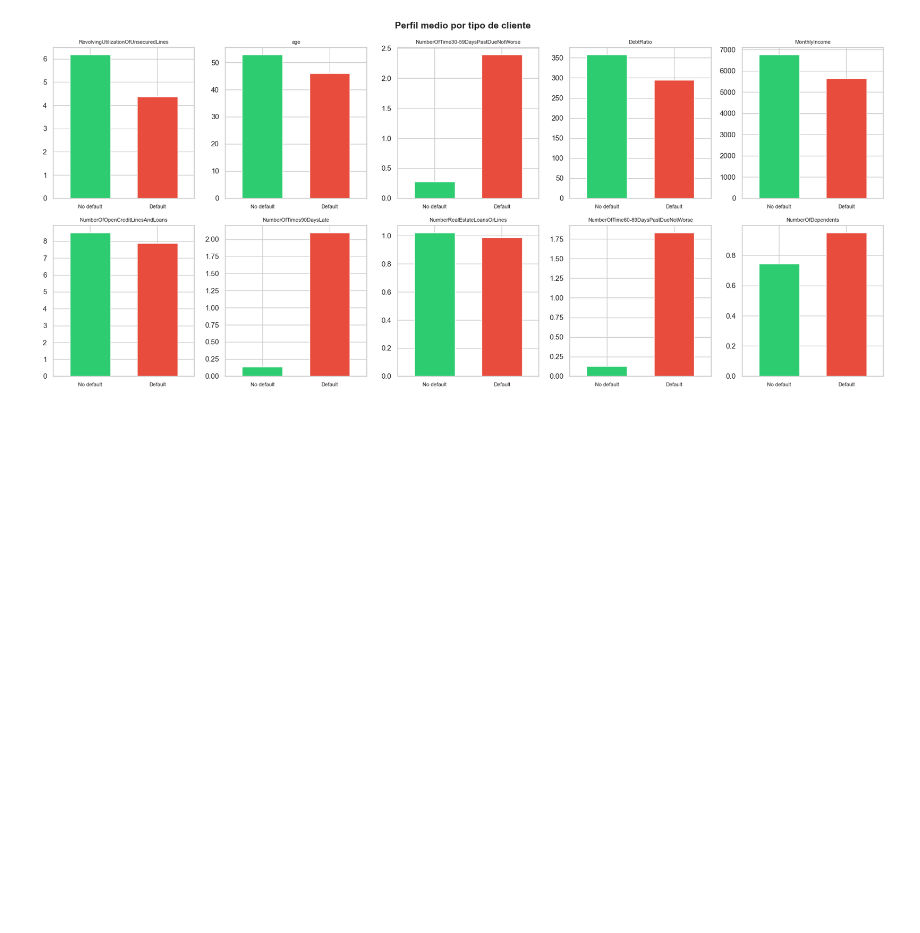
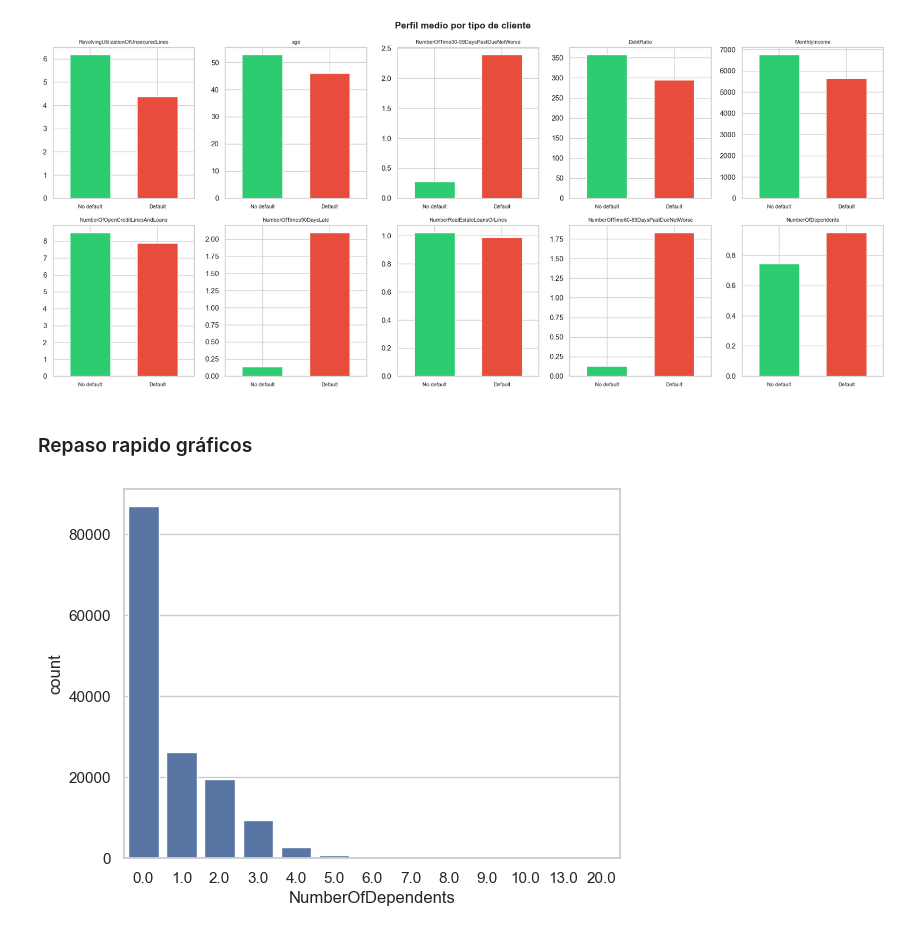
Before and after one commit to alberto1201/banking-ds-project, a Jupyter notebook: notebooks/01_exploratory_analysis.ipynb, the cells around one changed output. Saved outputs shown, nothing was run; the diff lists cells and outputs as text; code cells hidden in the pictures; blank space fills up the shorter version.

```diff
--- a/notebooks/01_exploratory_analysis.ipynb
+++ b/notebooks/01_exploratory_analysis.ipynb
@@ -352,3 +352,11 @@ plt.tight_layout()
 plt.show()
 # %% [output]
 [figure]
+# %% [markdown]
+### Repaso rapido gráficos
+# %%
+# Countplot
+sns.countplot(x='NumberOfDependents', data=df)
+plt.show()
+# %% [output]
+[figure, added]
```
Also changed, not shown: parts of 2 cells of this notebook, 1 other file.
